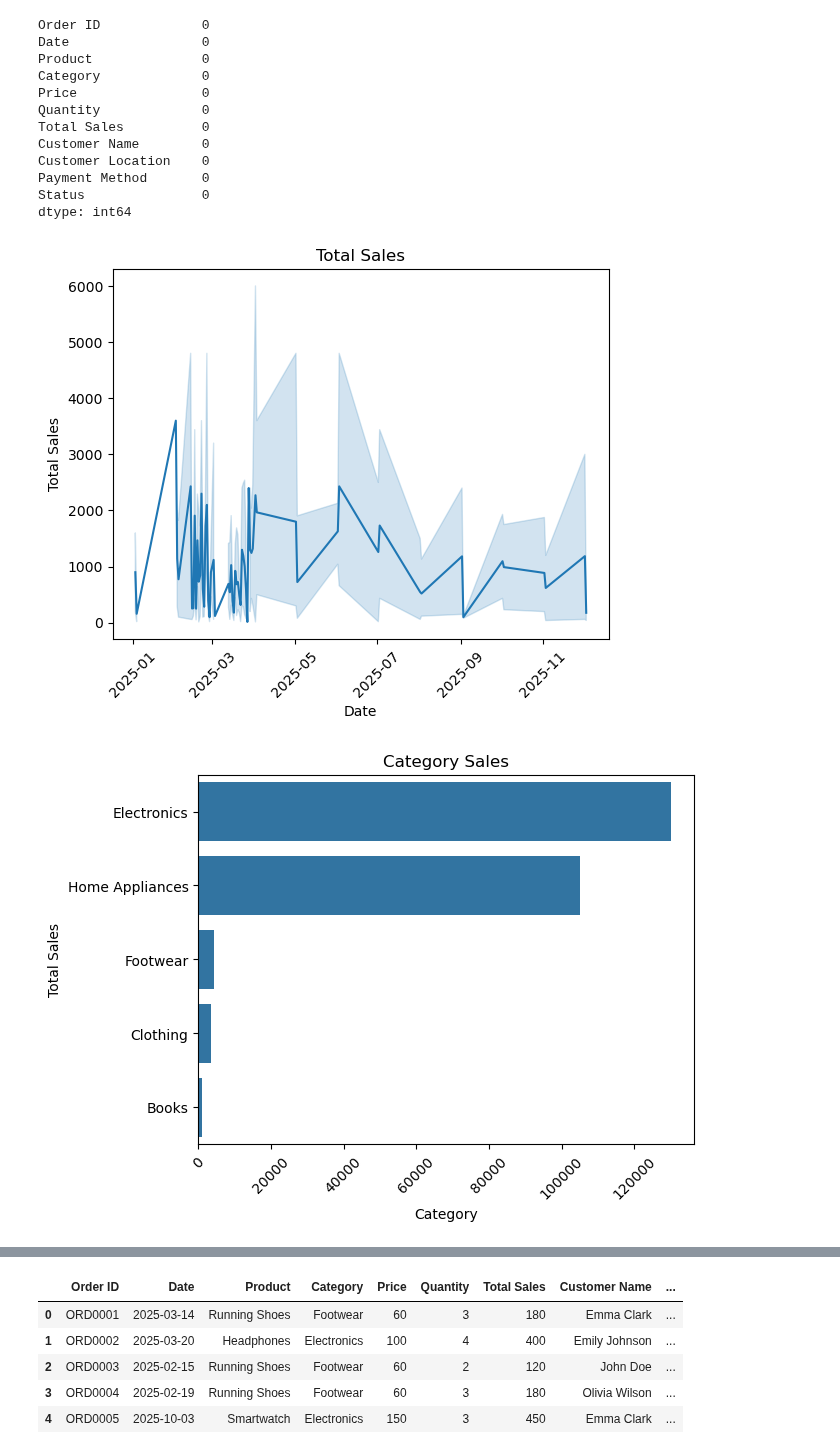
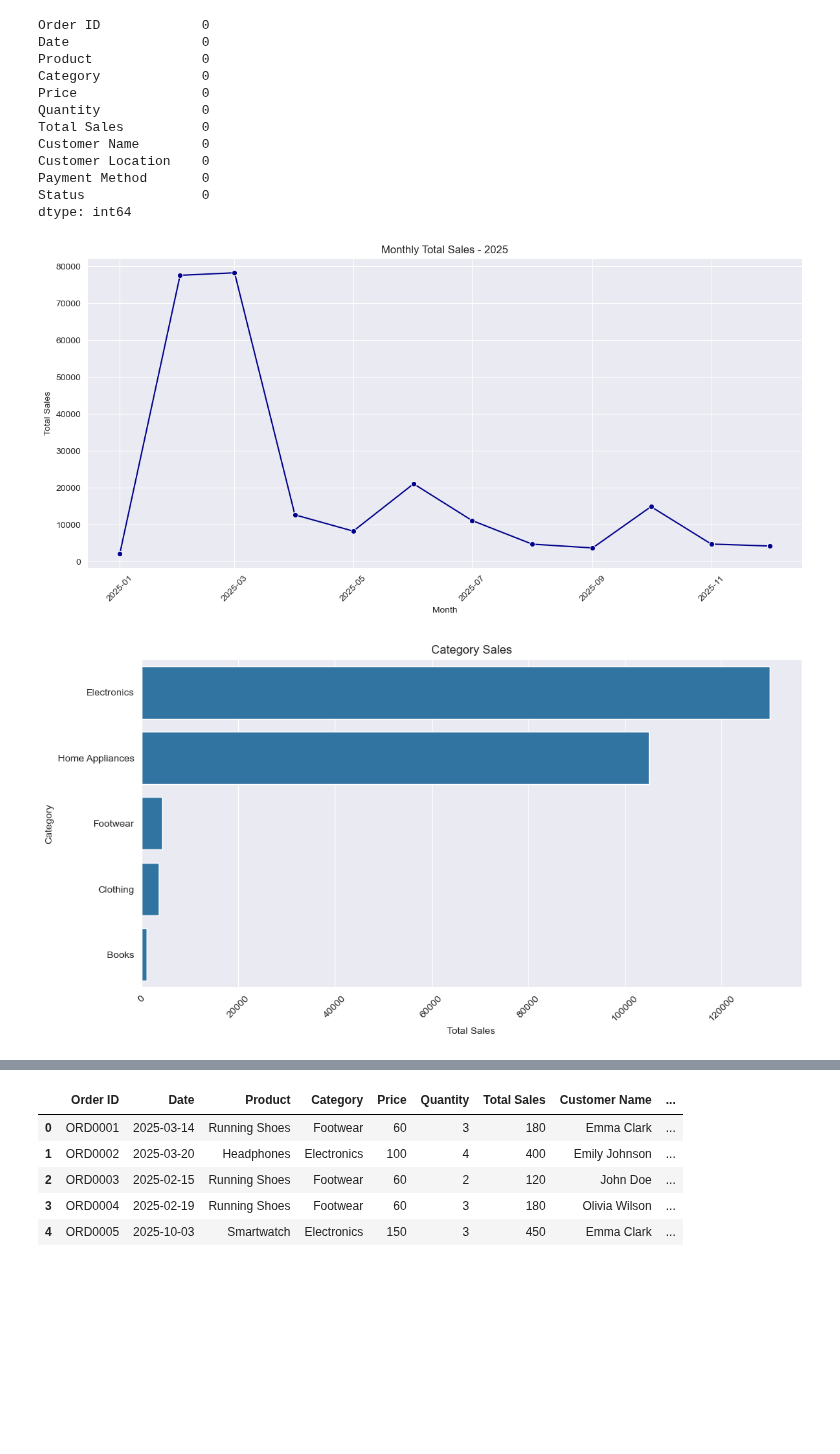
Before and after one commit to GreycinKim/DataScienceProjects, a Jupyter notebook: 2025_Amazon_Sales/2025_AmazonSales.ipynb, the cells around one changed output, grey strips where cells are left out. Cells and saved outputs as stored; diff of their text form; code cells hidden in the pictures; blank space fills up the shorter version.

```diff
--- a/2025_Amazon_Sales/2025_AmazonSales.ipynb
+++ b/2025_Amazon_Sales/2025_AmazonSales.ipynb
@@ -130,23 +130,31 @@ Payment Method       0
 Status               0
 dtype: int64
 # %%
-sns.lineplot(x='Date', y='Total Sales', data=sales)
-plt.title('Total Sales')
-plt.xlabel('Date')
+# Step 3: Group by month and sum sales
+monthly_sales = sales.groupby(sales['Date'].dt.to_period('M'))['Total Sales'].sum().reset_index()
+monthly_sales['Date'] = monthly_sales['Date'].dt.to_timestamp()
+
+# Step 4: Plot
+plt.figure(figsize=(12, 6))
+sns.lineplot(data=monthly_sales, x='Date', y='Total Sales', marker='o', color='darkblue')
+plt.title('Monthly Total Sales - 2025')
+plt.xlabel('Month')
 plt.ylabel('Total Sales')
 plt.xticks(rotation=45)
+plt.tight_layout()
 plt.show()
 # %% [output]
-[figure, old version]
+[figure, new version]
 # %%
 category_sales = sales.groupby('Category')['Total Sales'].sum().sort_values(ascending=False)
+plt.figure(figsize=(12, 6))
 sns.barplot(x=category_sales.values, y=category_sales.index)
 plt.title('Category Sales')
-plt.xlabel('Category')
-plt.ylabel('Total Sales')
+plt.xlabel('Total Sales')
+plt.ylabel('Category')
 plt.xticks(rotation=45)
 plt.show()
 # %% [output]
-[figure, old version]
+[figure, new version]
 # %%
 payment_counts = sales['Payment Method'].value_counts()
```
Also changed, not shown: parts of 15 cells of this notebook.
